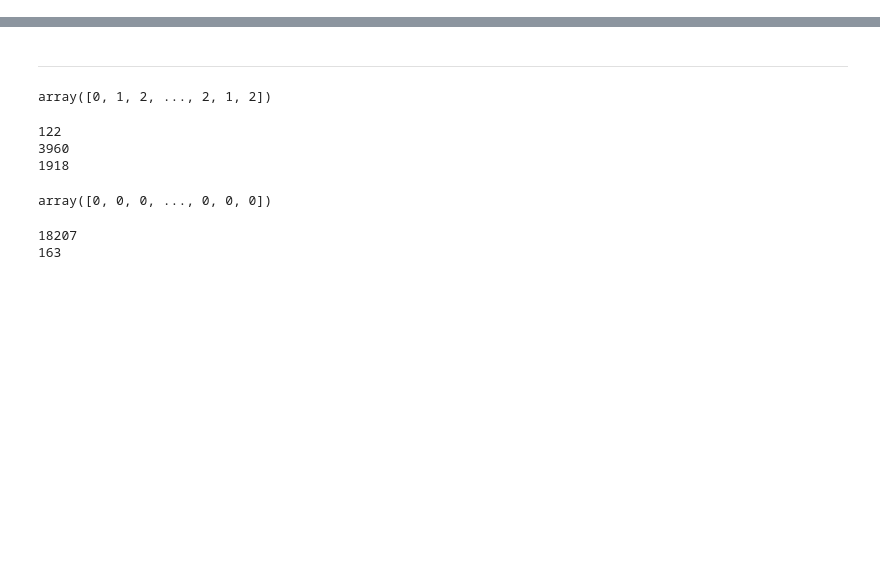
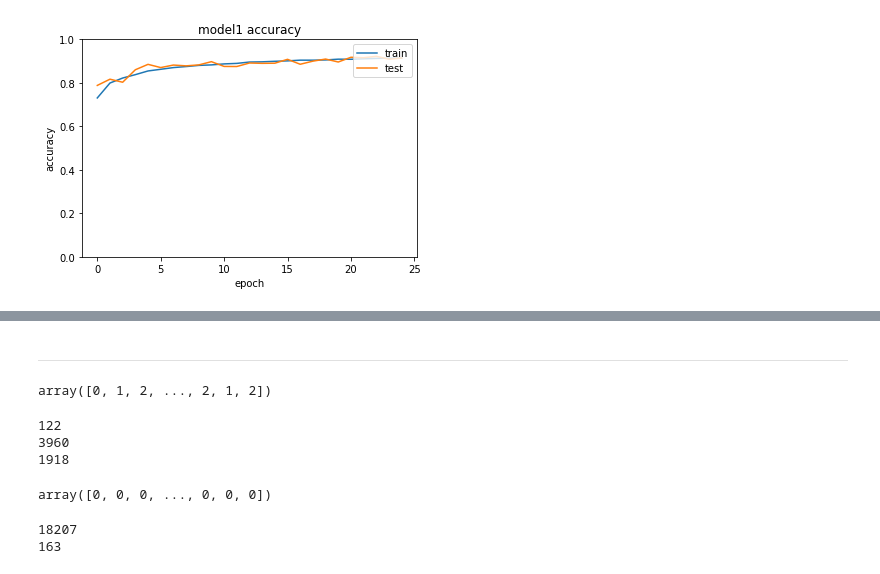
Before and after one commit to sunghyun1356/K-water-, a Jupyter notebook: DNN.ipynb, the cells around one changed output, grey strips where cells are left out. Cells and saved outputs as stored; diff of their text form; code cells hidden in the pictures; blank space fills up the shorter version.

```diff
--- a/DNN.ipynb
+++ b/DNN.ipynb
@@ -151,6 +152,6 @@ Trainable params: 3,444
 Non-trainable params: 0
 _________________________________________________________________
 # %%
-model1.fit(x1_train, y1_train, epochs=25, batch_size=32, validation_split=0.2, callbacks=[tf.keras.callbacks.EarlyStopping(patience=3, monitor='val_loss')])
+history1 = model1.fit(x1_train, y1_train, epochs=25, batch_size=32, validation_split=0.2, callbacks=[tf.keras.callbacks.EarlyStopping(patience=3, monitor='val_loss')])
 # %% [output]
 Epoch 1/25
@@ -199 +198,13 @@ model2.evaluate(x2_test, y2_test)
 [0.009261881932616234, 0.9964072108268738]
+# %%
+plt.plot(history1.history['accuracy'])
+plt.plot(history1.history['val_accuracy'])
+plt.title('model1 accuracy')
+plt.xlabel('epoch')
+plt.ylabel('accuracy')
+plt.ylim([0,1])
+plt.legend(['train', 'test'], loc ='upper right')
+plt.savefig('./image/model1_accuracy.png')
+plt.show()
+# %% [output]
+[figure, added]
```
Also changed, not shown: parts of 12 cells of this notebook, 4 other files.
